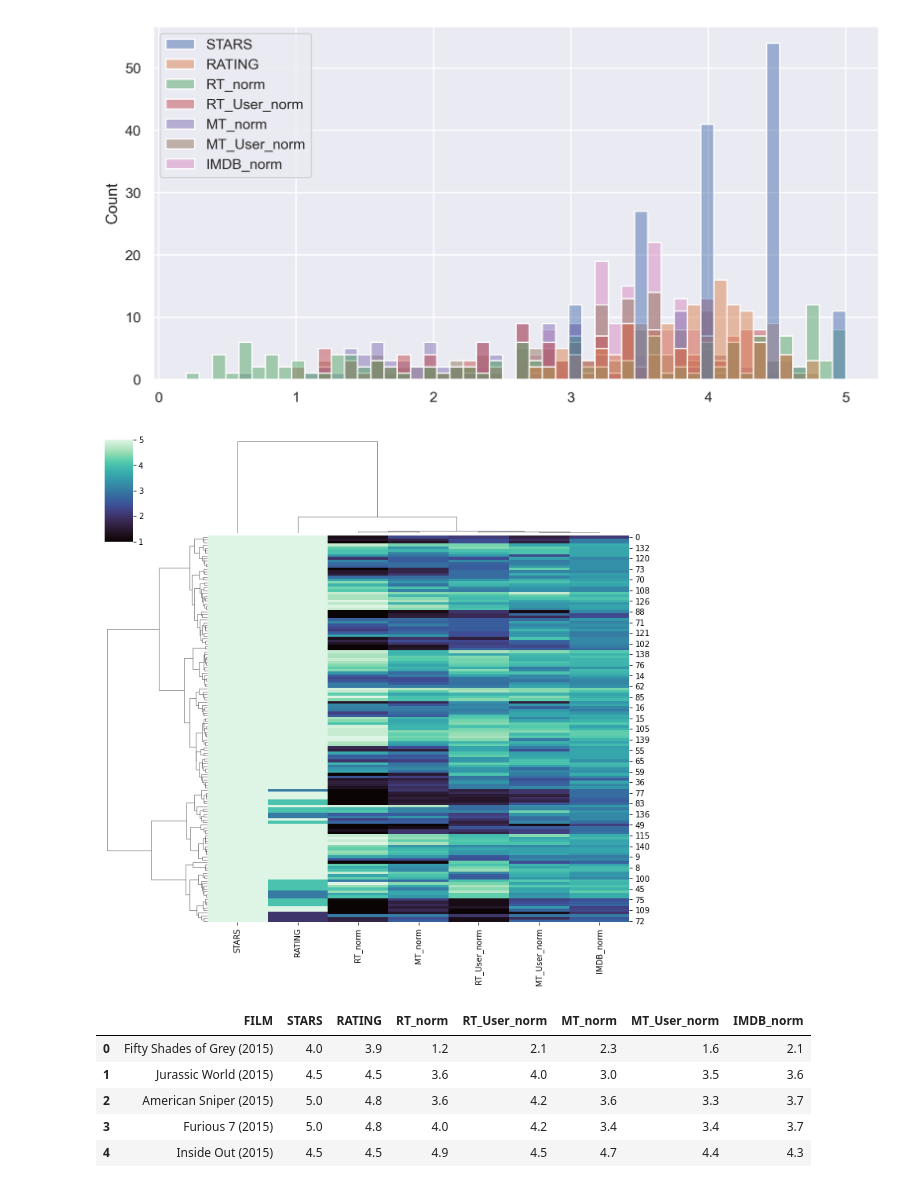
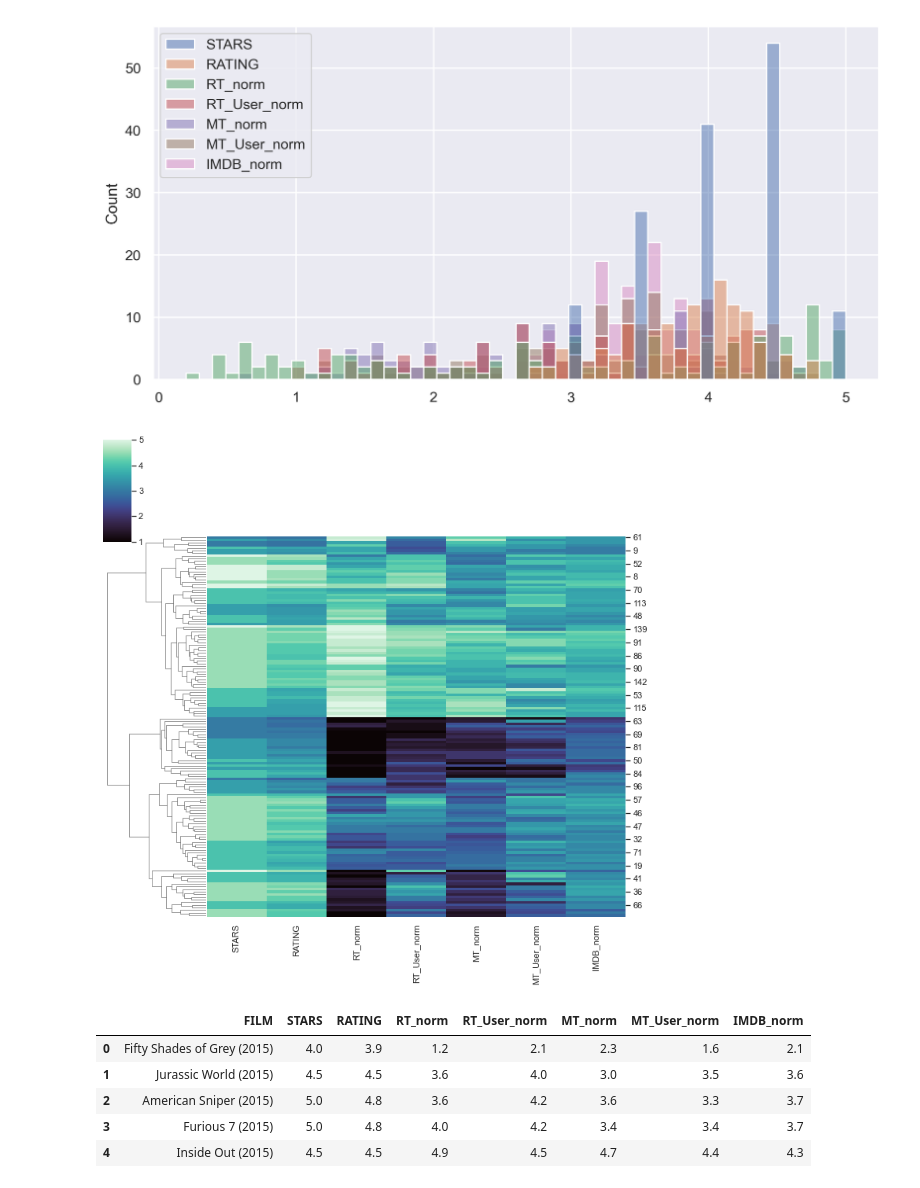
Before and after one commit to elipopovadev/Python-for-Machine-Learning-and-Data-Science-Masterclass, a Jupyter notebook: Capstone Project Data Analysis and Visualization/Capstone Project.ipynb, the cells around one changed output. Saved outputs shown, nothing was run; the diff lists cells and outputs as text; code cells hidden in the pictures.

```diff
--- a/Capstone Project Data Analysis and Visualization/Capstone Project.ipynb
+++ b/Capstone Project Data Analysis and Visualization/Capstone Project.ipynb
@@ -621,11 +621,11 @@ plt.show()
 # %%
 ''' How are the worst movies rated across all platforms?
 Create a clustermap visualiaztion of all normalized scores. Note the differences in ratings,
 highly rated movies should be clustered together versus poorly rated movies. Note: this clustermap
 does need to have the Film titles as the index, feel free to drop it for the clustermap.'''
-g = sns.clustermap(df_norm_scores, cmap="mako", vmin=1, vmax=5)
+g = sns.clustermap(df_norm_scores, cmap="mako", vmin=1, vmax=5, col_cluster = False)
 # %% [output]
-[figure, old version]
+[figure, new version]
 # %%
 ''' Clearly Fandago is rating movies much higher than other sites, especially considering
 that it is then displaying a rounded up version of the rating.
```
